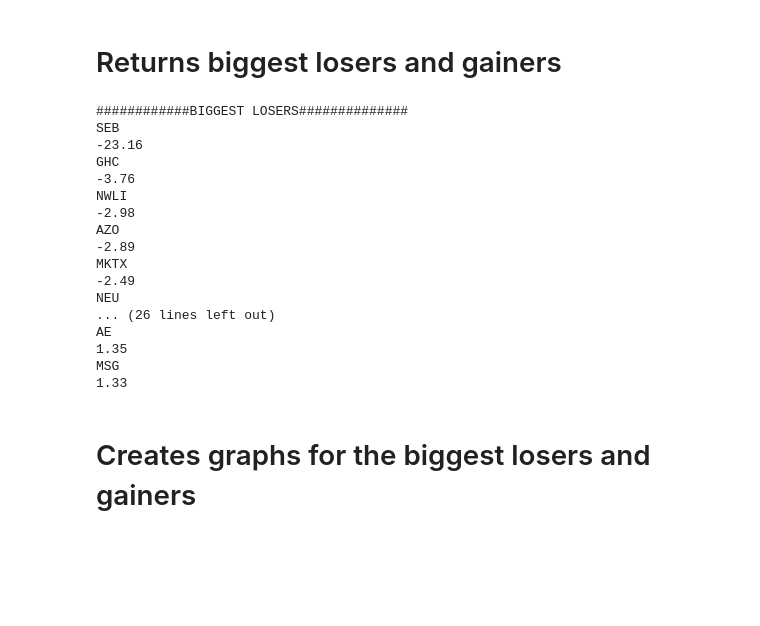
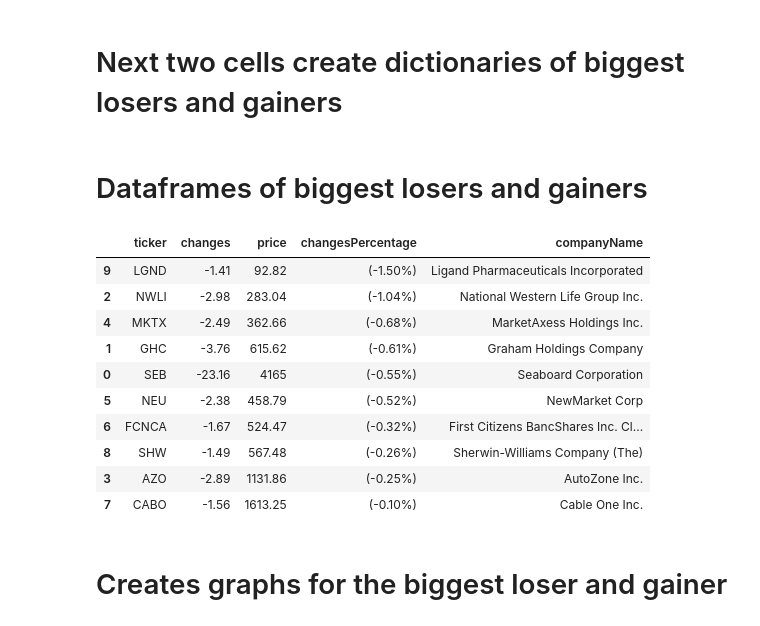
Before and after one commit to dorinnak/NewsletterProject, a Jupyter notebook: Stocks_withGraphs.ipynb, the cells around one changed output. Saved outputs shown, nothing was run; the diff lists cells and outputs as text; code cells hidden in the pictures; blank space fills up the shorter version.

Commit message:
Including sorting

```diff
--- a/Stocks_withGraphs.ipynb
+++ b/Stocks_withGraphs.ipynb
@@ -25,8 +0,0 @@ msft.history(period="now")
-# %%
-from pandas_datareader import data as pdr
-
-import yfinance as yf
-yf.pdr_override() # <== that's all it takes :-)
-
-# download dataframe
-data = pdr.get_data_yahoo("MSFT GOOG AAPL AMZN FB BABA", period="now")
@@ -103,5 +1,5 @@ plt.legend()
 # %% [markdown]
-# Returns biggest losers and gainers
+# Next two cells create dictionaries of biggest losers and gainers
 # %%
 #Getting biggest gainers for the day
 
@@ -144,38 +42,30 @@ def get_jsonparsed_data(url):
 
 url = ("https://financialmodelingprep.com/api/v3/stock/losers")
 losers = get_jsonparsed_data(url)
-# %%
-print("############BIGGEST LOSERS##############")
-
-for loser in losers["mostLoserStock"]:
-        print(loser["ticker"])
-        print(str(loser["changes"]))
-
-print("############BIGGEST GAINERS##############")
-
-for gainer in gainers["mostGainerStock"]:
-        print(gainer["ticker"])
-        print(str(gainer["changes"]))
-# %% [output]
-############BIGGEST LOSERS##############
-SEB
--23.16
-GHC
--3.76
-NWLI
--2.98
-AZO
--2.89
-MKTX
--2.49
-NEU
-... (26 lines left out)
-AE
-1.35
-MSG
-1.33
+# %% [markdown]
+# Dataframes of biggest losers and gainers
+# %%
+#creating the dataframes
+df_gainers = pd.DataFrame(gainers.get("mostGainerStock"))
+df_losers = pd.DataFrame(losers.get("mostLoserStock"))
+
+#sorting the dataframes
+df_gainers = df_gainers.sort_values('changesPercentage', ascending=False)
+df_losers = df_losers.sort_values('changesPercentage', ascending=False)
+# %% [output]
+|  | ticker | changes | price | changesPercentage | companyName |
+| 9 | LGND | -1.41 | 92.82 | (-1.50%) | Ligand Pharmaceuticals Incorporated |
+| 2 | NWLI | -2.98 | 283.04 | (-1.04%) | National Western Life Group Inc. |
+| 4 | MKTX | -2.49 | 362.66 | (-0.68%) | MarketAxess Holdings Inc. |
+| 1 | GHC | -3.76 | 615.62 | (-0.61%) | Graham Holdings Company |
+| 0 | SEB | -23.16 | 4165 | (-0.55%) | Seaboard Corporation |
+| 5 | NEU | -2.38 | 458.79 | (-0.52%) | NewMarket Corp |
+| 6 | FCNCA | -1.67 | 524.47 | (-0.32%) | First Citizens BancShares Inc. Cl... |
+| 8 | SHW | -1.49 | 567.48 | (-0.26%) | Sherwin-Williams Company (The) |
+| 3 | AZO | -2.89 | 1131.86 | (-0.25%) | AutoZone Inc. |
+| 7 | CABO | -1.56 | 1613.25 | (-0.10%) | Cable One Inc. |
 # %% [markdown]
-# Creates graphs for the biggest losers and gainers
+# Creates graphs for the biggest loser and gainer
 # %%
 import pandas as pd
 from pandas.io.json import json_normalize
```
Also changed, not shown: parts of 11 cells of this notebook.
